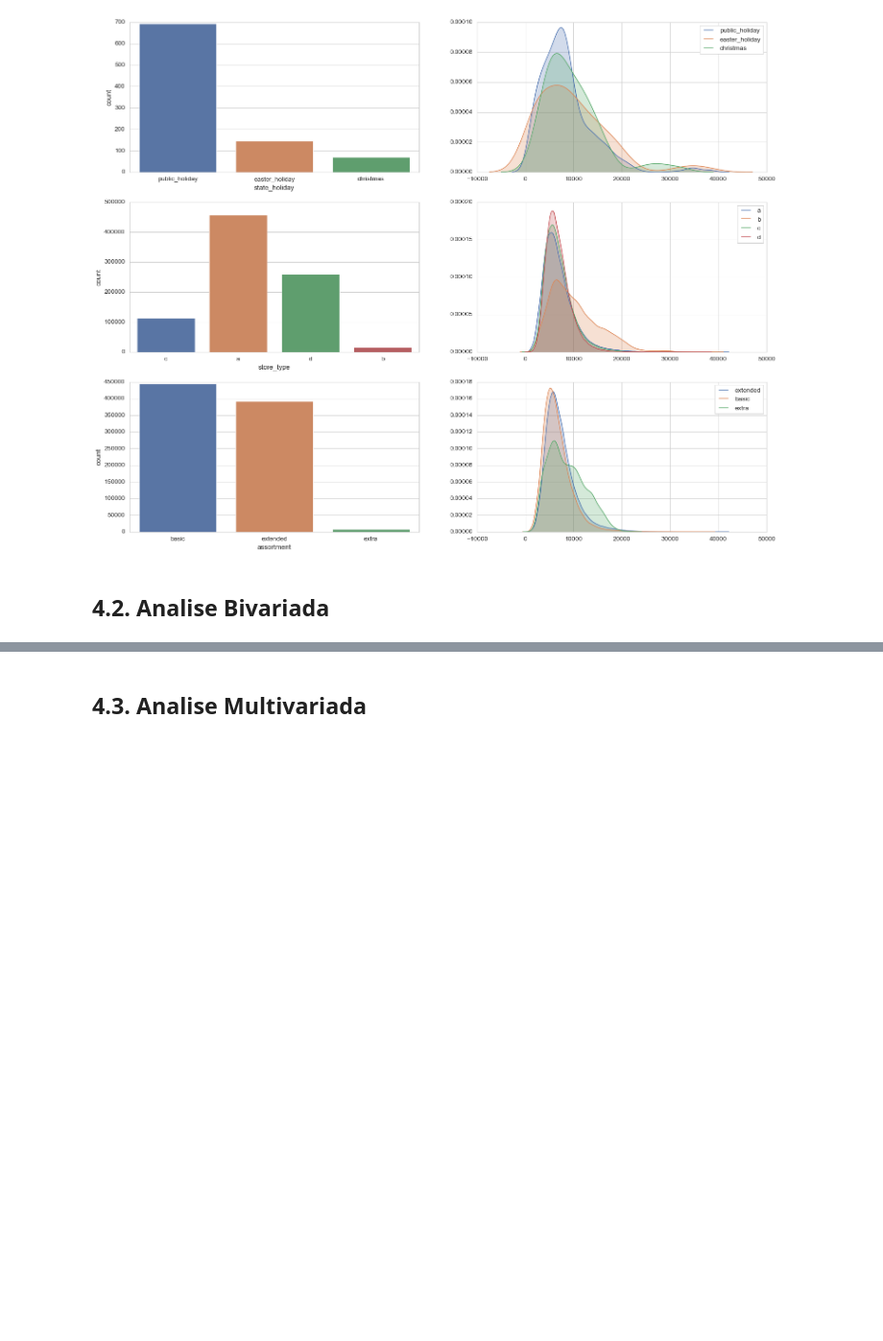
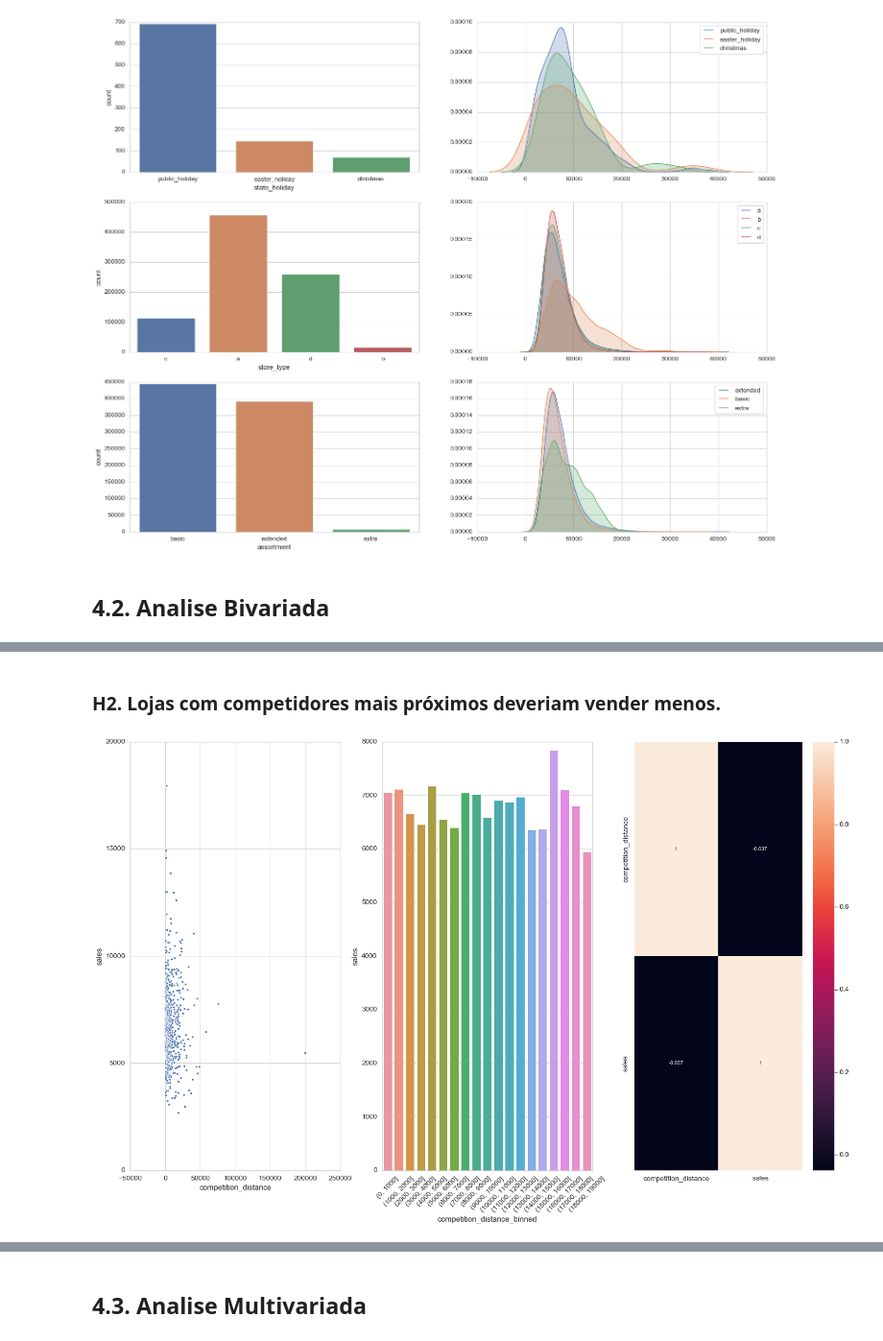
Before and after one commit to PenaAP/Rossm_DS_Studies, a Jupyter notebook: m04_v01_stores_sales_prediction.ipynb, the cells around one changed output, grey strips where cells are left out. Shown at 96% size. Drawn from its saved outputs; the diff is of its cells as text; code cells hidden in the pictures; blank space fills up the shorter version.

```diff
--- a/m04_v01_stores_sales_prediction.ipynb
+++ b/m04_v01_stores_sales_prediction.ipynb
@@ -609,0 +612,22 @@ sb.kdeplot( df4[df4['assortment'] == 'extra']['sales'], label='extra', shade=Tru
+# %% [markdown]
+### **H2.** Lojas com competidores mais próximos deveriam vender menos.
+# %%
+plt.figure(figsize=(25, 15));
+aux4 = df4[['competition_distance', 'sales']].groupby('competition_distance').mean().reset_index()
+
+plt.subplot( 1, 3, 1 )
+sb.scatterplot( x ='competition_distance', y='sales', data=aux4 );
+
+plt.subplot( 1, 3, 2 )
+bins = ( np.arange(0, 20000, 1000))
+aux4['competition_distance_binned'] = pd.cut(aux4['competition_distance'], bins=bins)
+aux5 = aux4[['competition_distance_binned', 'sales']].groupby('competition_distance_binned').mean().reset_index()
+sb.barplot(x = 'competition_distance_binned', y = 'sales', data = aux5);
+plt.xticks(rotation=45);
+
+plt.subplot( 1, 3, 3 )
+x = sb.heatmap( aux4.corr( method='pearson' ), annot=True );
+bottom, top = x.get_ylim()
+x.set_ylim( bottom+0.5, top-0.5 );
+# %% [output]
+[figure, added]
```
Also changed, not shown: parts of 6 cells of this notebook.
